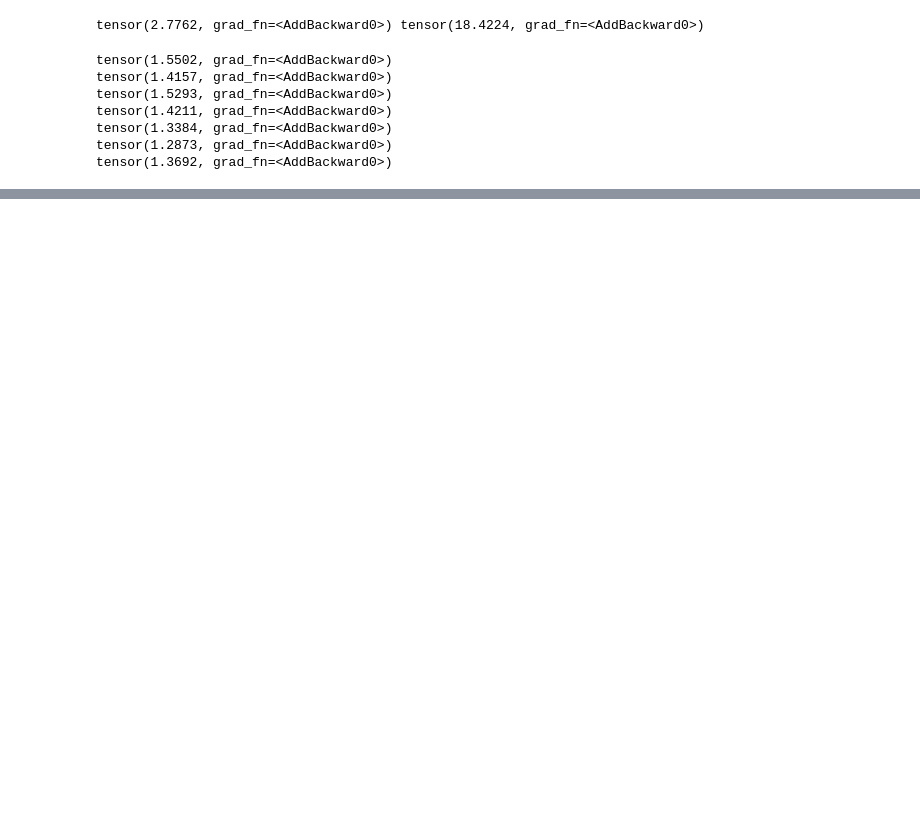
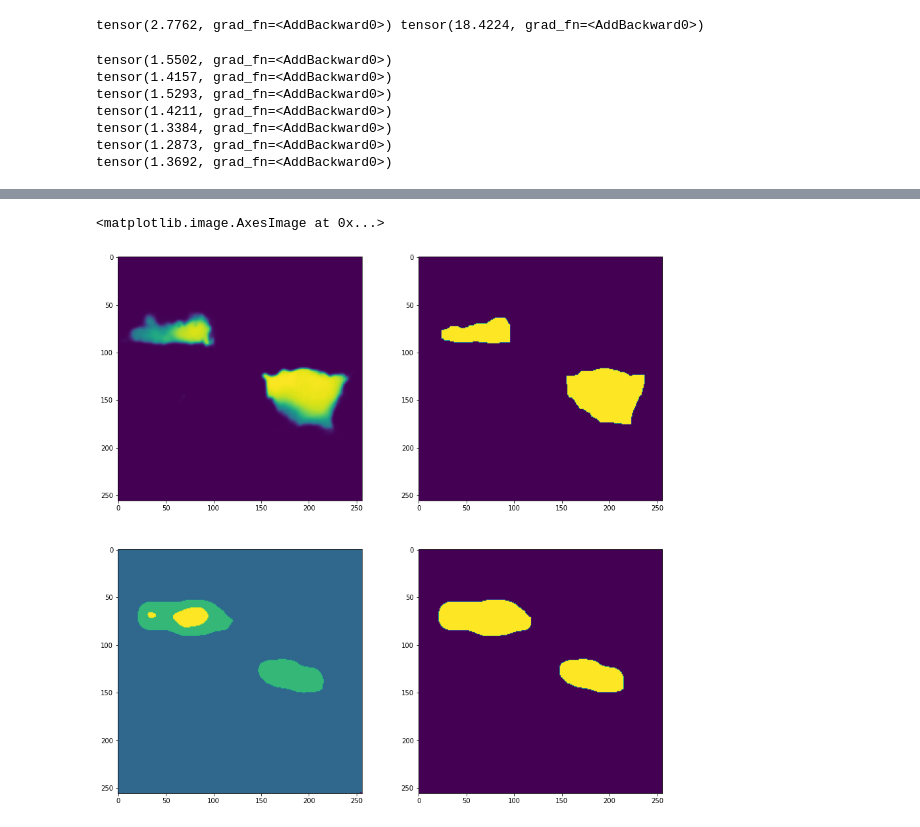
Before and after one commit to ckhui/SaliencySegmentationNet, a Jupyter notebook: Dev.ipynb, the cells around one changed output, grey strips where cells are left out. Cells and saved outputs as stored; diff of their text form; code cells hidden in the pictures; blank space fills up the shorter version.

```diff
--- a/Dev.ipynb
+++ b/Dev.ipynb
@@ -14,7 +21,7 @@ txt_path = "./dataset/train_list.txt"
 img_list = np.loadtxt(txt_path, dtype=str)
 dataset = SaliconCoCoDataset(dataset_folder, img_list)
 
-BATCH_SIZE = 2
+BATCH_SIZE = 1
 train_loader = DataLoader(dataset, batch_size=BATCH_SIZE, shuffle=True, drop_last=True)
 
 a = iter(train_loader).next()
@@ -84,0 +153,34 @@ loss.backward()
+# %%
+import cv2
+def thresh(img):
+    th, thresh_binary = cv2.threshold(img, 0, 1, cv2.THRESH_BINARY+cv2.THRESH_OTSU)
+
+    kernel = np.ones((5,5),np.uint8)
+    thresh_mask = cv2.erode(thresh_binary,kernel,iterations = 2)
+    thresh_mask = cv2.dilate(thresh_mask,kernel,iterations = 2)
+    return thresh_mask
+
+def mask_to_uint8(img):
+    if img.max() < 1:
+        img = img*255
+    return img.astype(np.uint8)
+# %%
+seg = seg_out[0][0,0].cpu().detach().numpy()
+sal_raw = 1 - sal_out[0][0,0].cpu().detach().numpy()
+
+seg = mask_to_uint8(seg)
+sal = mask_to_uint8(sal_raw)
+# %%
+
+plt.subplot(2,2,1)
+plt.imshow(seg)
+plt.subplot(2,2,2)
+plt.imshow(thresh(seg))
+
+plt.subplot(2,2,3)
+plt.imshow(sal)
+plt.subplot(2,2,4)
+plt.imshow(thresh(sal))
+# %% [output]
+<matplotlib.image.AxesImage at 0x...>
+[figure, added]
```
Also changed, not shown: parts of 30 cells of this notebook.
